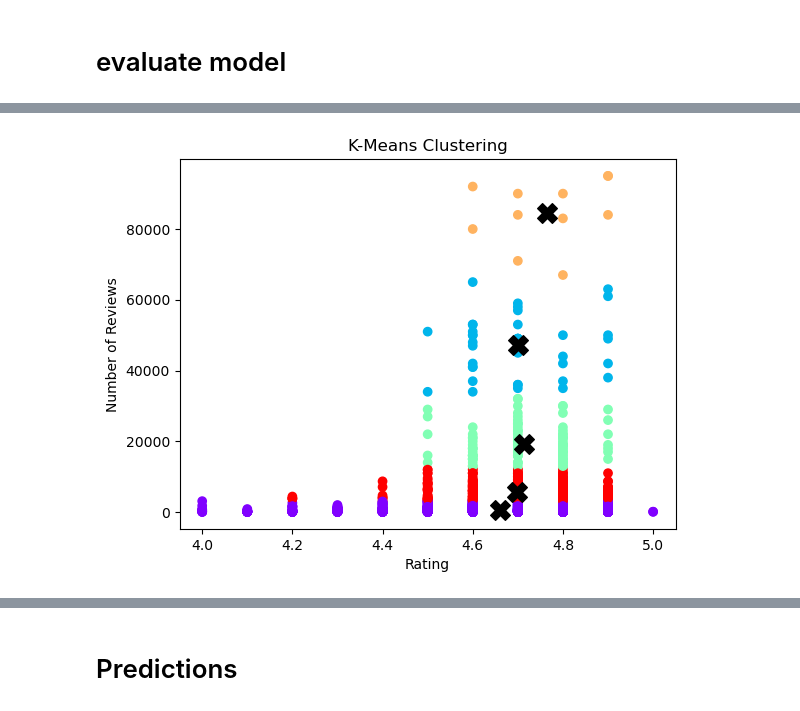
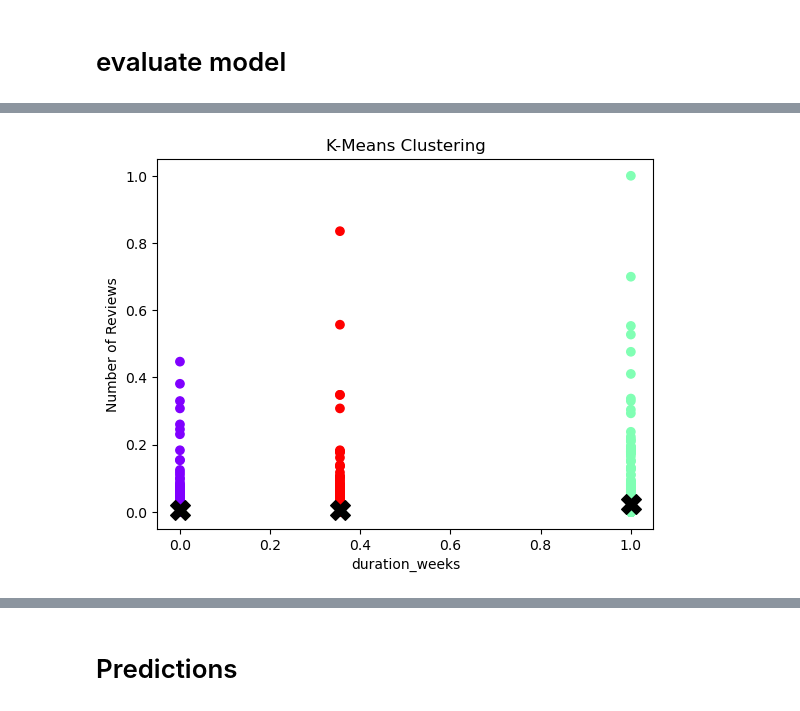
Before and after one commit to SalmanGassem/Usecase-8-Project-5, a Jupyter notebook: Project_5_ML_K-means.ipynb, the cells around one changed output, grey strips where cells are left out. Cells and saved outputs as stored; diff of their text form; code cells hidden in the pictures.

```diff
--- a/Project_5_ML_K-means.ipynb
+++ b/Project_5_ML_K-means.ipynb
@@ -149,3 +128,7 @@ Index(['provider', 'level', 'course_type', 'duration_weeks'], dtype='object')
+# %%
+scaler = MinMaxScaler()
+scaler.fit(df_train)
+df_scaled = scaler.transform(df_train)
 # %% [markdown]
 # Building and Training the model
 # %%
@@ -156,7 +139,7 @@ for i in range(2, 20):
                     max_iter=300,
                     n_init=10,
                     random_state=0)
-    kmeans.fit(df_train)
+    kmeans.fit(df_scaled)
     wcss.append(kmeans.inertia_)
 # %%
 plt.figure(figsize=(10, 6))
@@ -171,12 +154,12 @@ plt.show()
 # %%
 # Building the KMeans Model
-optimal_clusters = 5
+optimal_clusters = 3
 
 # Initialize and train the KMeans model
 best_kmeans = KMeans(n_clusters=optimal_clusters, init='k-means++', max_iter=300, n_init=10, random_state=42)
 # %%
 # predict
-x_kmeans = best_kmeans.fit_predict(df_train)
+x_kmeans = best_kmeans.fit_predict(df_scaled)
 # %% [markdown]
 # evaluate model
 # %%
@@ -206,9 +187,9 @@ Index(['rating', 'provider', 'level', 'reviews', 'course_type',
 # %%
-plt.scatter(df_train['rating'], df_train['reviews'], c=best_kmeans.labels_, cmap='rainbow')
-plt.scatter(best_kmeans.cluster_centers_[:, 0], best_kmeans.cluster_centers_[:, 3], s=200, c='black', marker='X')
+plt.scatter(df_scaled[:, 2], df_scaled[:, 1], c=best_kmeans.labels_, cmap='rainbow')
+plt.scatter(best_kmeans.cluster_centers_[:, 2], best_kmeans.cluster_centers_[:, 1], s=200, c='black', marker='X')
 plt.title('K-Means Clustering')
-plt.xlabel('Rating')
+plt.xlabel('duration_weeks')
 plt.ylabel('Number of Reviews')
 plt.show()
 # %% [output]
-[figure, old version]
+[figure, new version]
```
Also changed, not shown: parts of 38 cells of this notebook, 5 other files.
